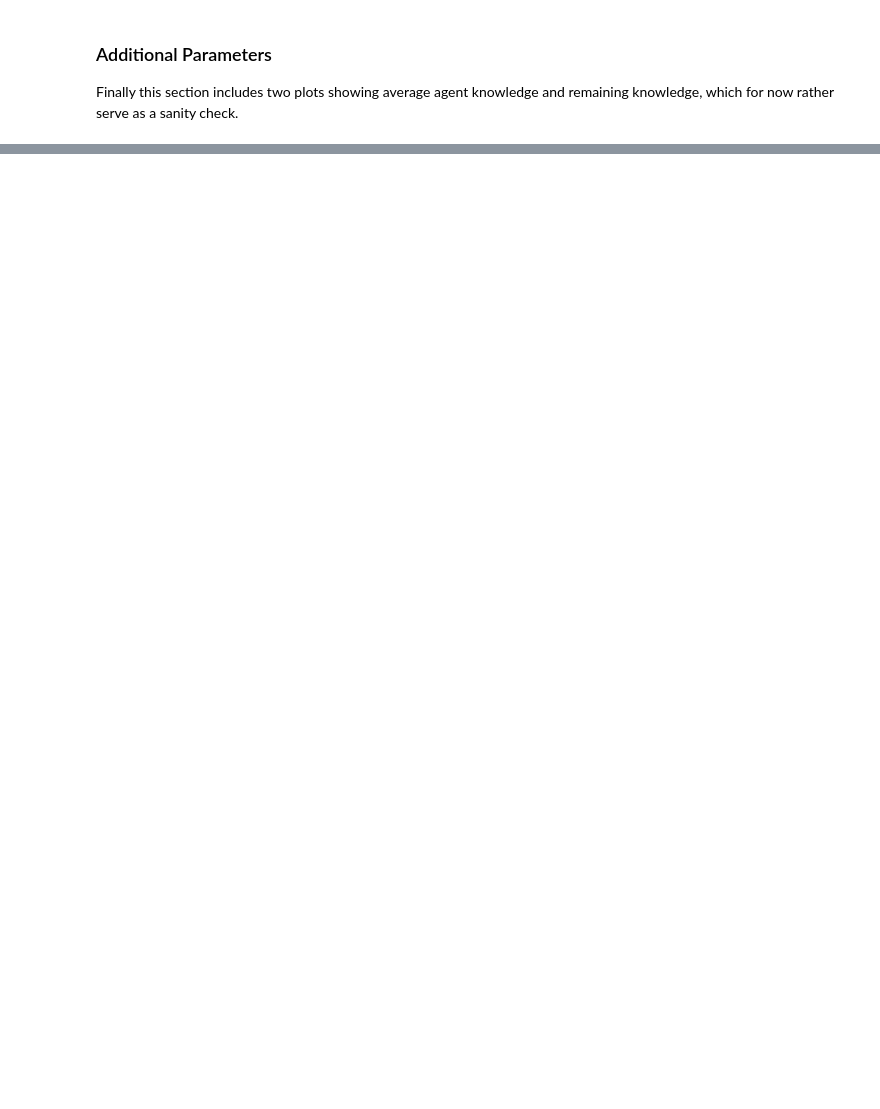
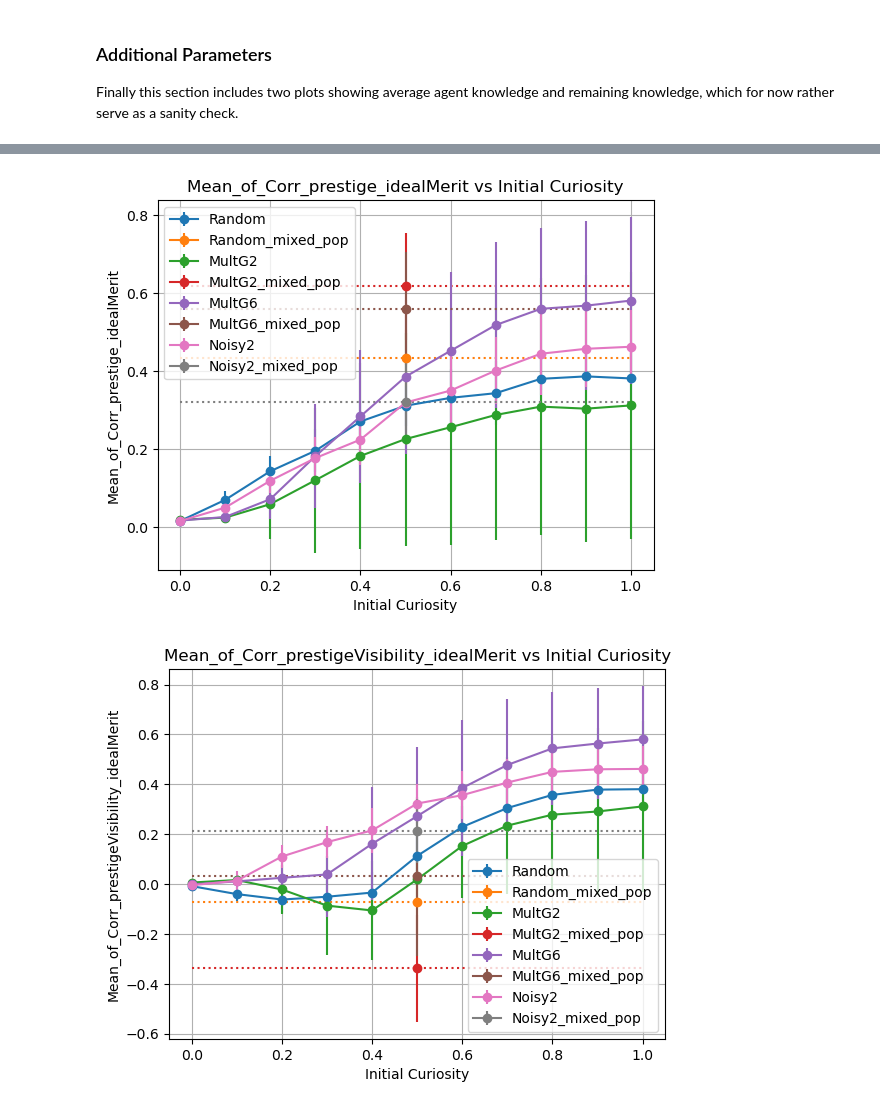
Before and after one commit to paulbanse/sciencemodels, a Jupyter notebook: compare_landscapes_corr-prestige-merit.ipynb, the cells around one changed output, grey strips where cells are left out. Drawn from its saved outputs; the diff is of its cells as text; code cells hidden in the pictures; blank space fills up the shorter version.

```diff
--- a/compare_landscapes_corr-prestige-merit.ipynb
+++ b/compare_landscapes_corr-prestige-merit.ipynb
@@ -118,0 +108,7 @@ Index(['Step', 'agent_generation', 'avg_distance_between_agents',
+# %%
+plot_smt("Mean_of_Corr_prestige_idealMerit", datasets)
+plot_smt("Mean_of_Corr_prestigeVisibility_idealMerit", datasets)
+plot_smt("Mean_of_Corr_prestigevanishing_idealMerit", datasets)
+# %% [output]
+[figure, added]
+[figure, added]
```
Also changed, not shown: parts of 8 cells of this notebook, 5 other files.
